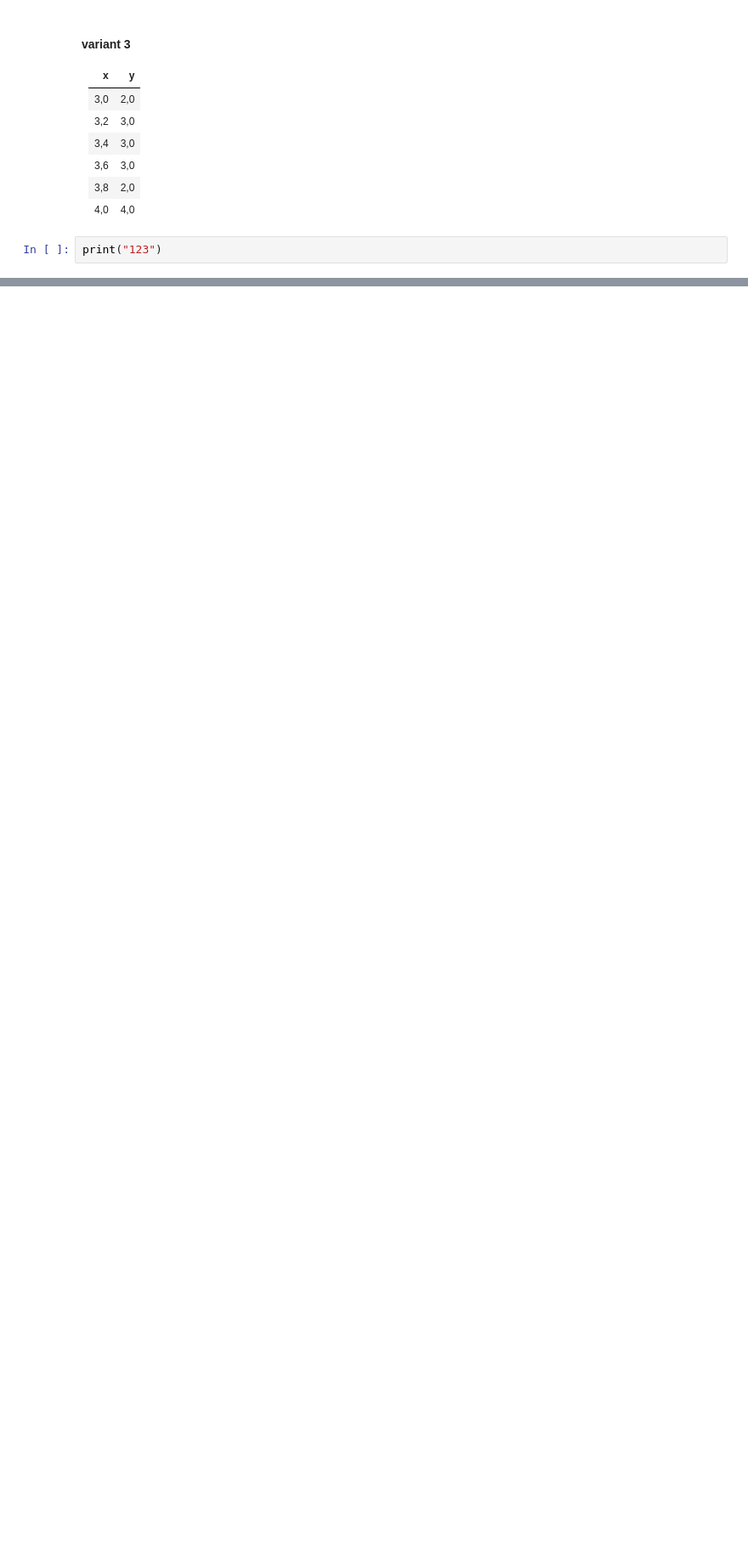
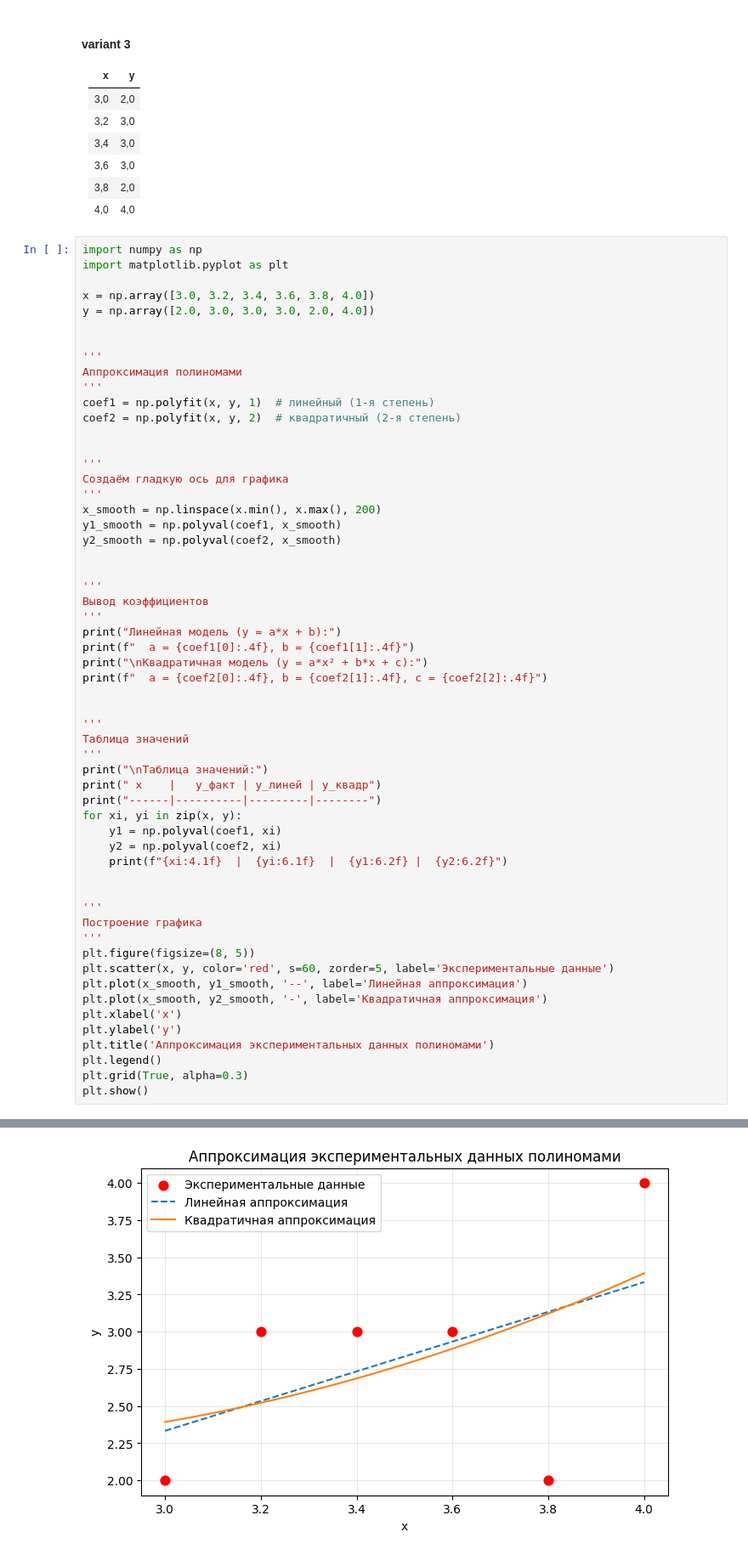
Before and after one commit to alx-ctf/university, a Jupyter notebook: homework_4.ipynb, the cells around one changed output, grey strips where cells are left out. Shown at 85% size. Cells and saved outputs as stored; diff of their text form; blank space fills up the shorter version.

```diff
--- a/homework_4.ipynb
+++ b/homework_4.ipynb
@@ -76,4 +76,60 @@ for i in range(5):
 3,8 | 2,0
 4,0 | 4,0
 # %%
-print("123")
+import numpy as np
+import matplotlib.pyplot as plt
+
+x = np.array([3.0, 3.2, 3.4, 3.6, 3.8, 4.0])
+y = np.array([2.0, 3.0, 3.0, 3.0, 2.0, 4.0])
+
+
+'''
+Аппроксимация полиномами
+'''
+coef1 = np.polyfit(x, y, 1)  # линейный (1-я степень)
+coef2 = np.polyfit(x, y, 2)  # квадратичный (2-я степень)
+
+
+'''
+Создаём гладкую ось для графика
+'''
+x_smooth = np.linspace(x.min(), x.max(), 200)
+y1_smooth = np.polyval(coef1, x_smooth)
+y2_smooth = np.polyval(coef2, x_smooth)
+
+
+'''
+Вывод коэффициентов
+'''
+print("Линейная модель (y = a*x + b):")
+print(f"  a = {coef1[0]:.4f}, b = {coef1[1]:.4f}")
+print("\nКвадратичная модель (y = a*x² + b*x + c):")
+print(f"  a = {coef2[0]:.4f}, b = {coef2[1]:.4f}, c = {coef2[2]:.4f}")
+
+
+'''
+Таблица значений
+'''
+print("\nТаблица значений:")
+print(" x    |   y_факт | y_линей | y_квадр")
+print("------|----------|---------|--------")
+for xi, yi in zip(x, y):
+    y1 = np.polyval(coef1, xi)
+    y2 = np.polyval(coef2, xi)
+    print(f"{xi:4.1f}  |  {yi:6.1f}  |  {y1:6.2f} |  {y2:6.2f}")
+
+
+'''
+Построение графика
+'''
+plt.figure(figsize=(8, 5))
+plt.scatter(x, y, color='red', s=60, zorder=5, label='Экспериментальные данные')
+plt.plot(x_smooth, y1_smooth, '--', label='Линейная аппроксимация')
+plt.plot(x_smooth, y2_smooth, '-', label='Квадратичная аппроксимация')
+plt.xlabel('x')
+plt.ylabel('y')
+plt.title('Аппроксимация экспериментальных данных полиномами')
+plt.legend()
+plt.grid(True, alpha=0.3)
+plt.show()
+# %% [output]
@@ -79,0 +151 @@ print("123")
+[figure, added]
```
Also changed, not shown: parts of 2 cells of this notebook.
